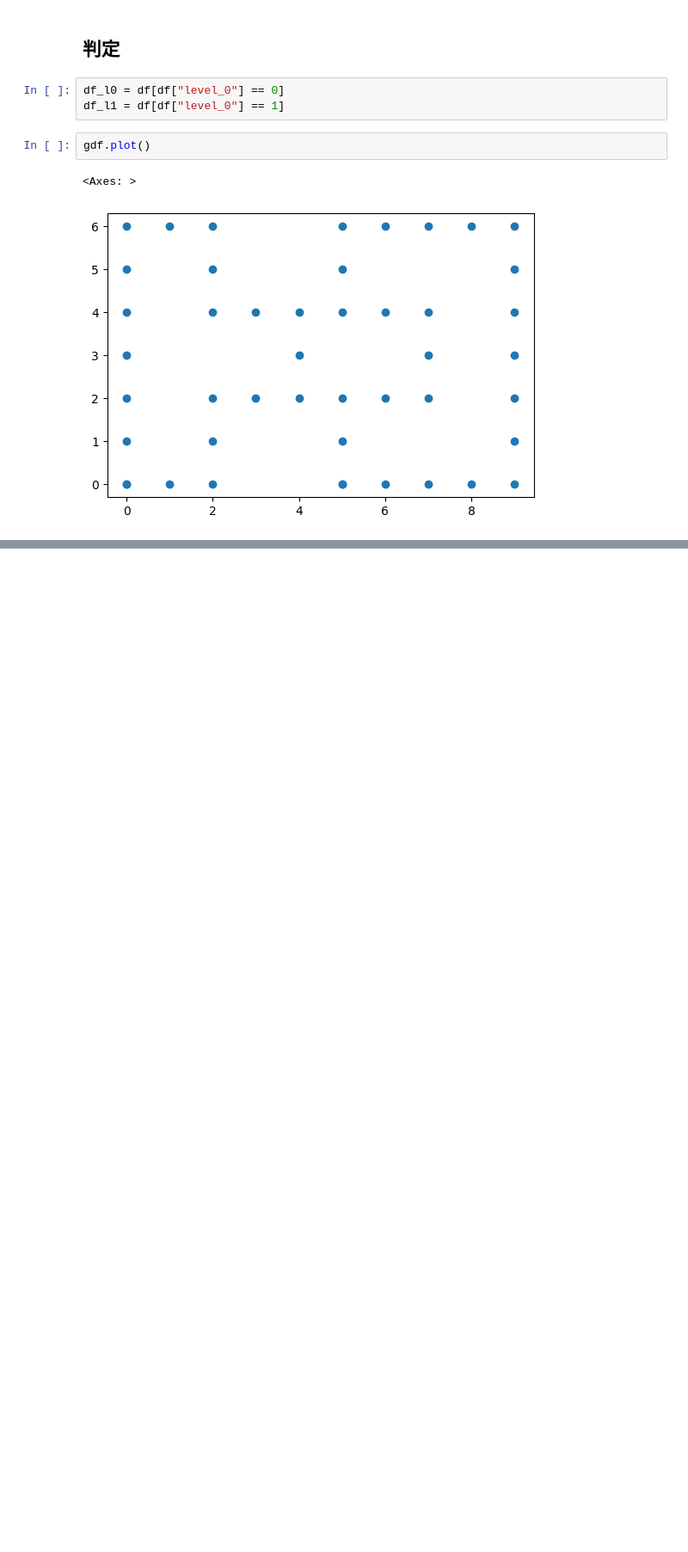
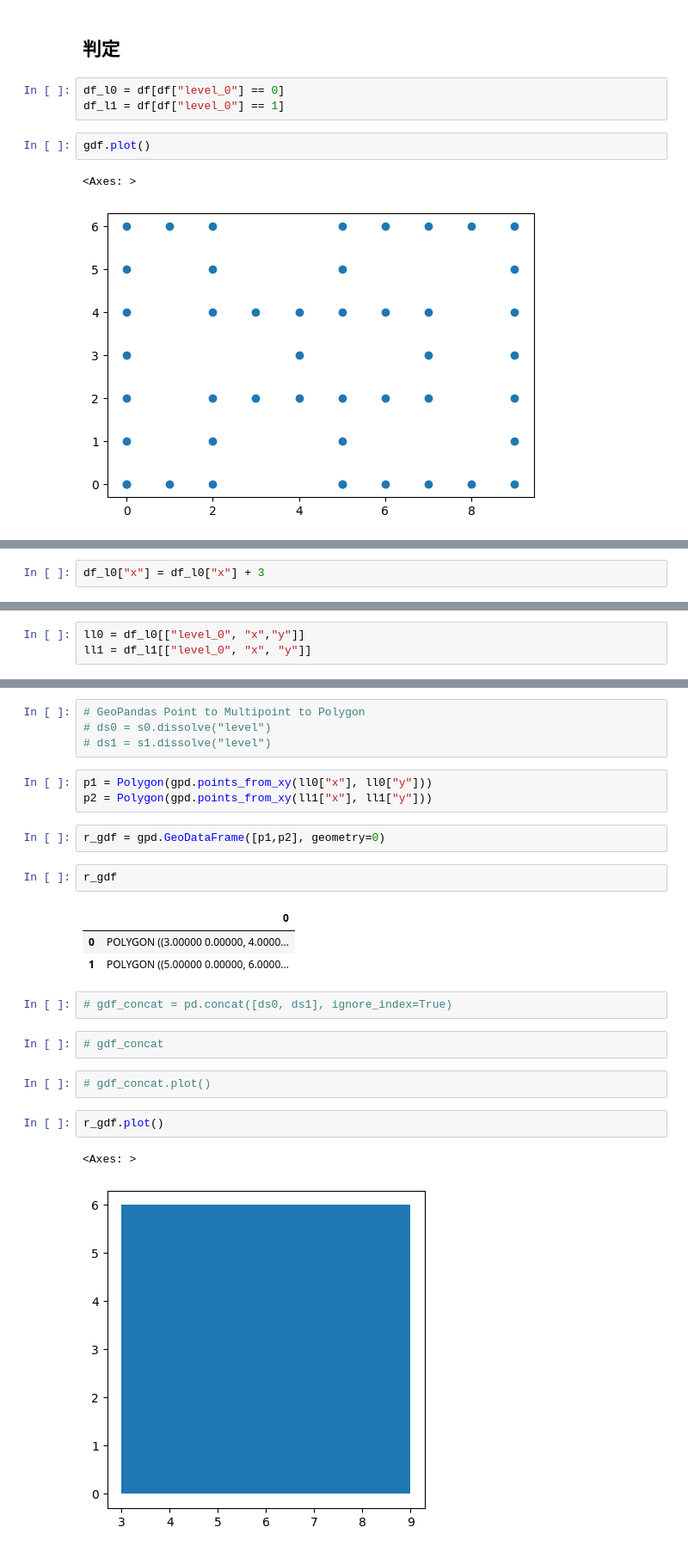
Before and after one commit to ryujun1117/Location_Infomation, a Jupyter notebook: 局所曲率符号化_実装検討_2.ipynb, the cells around one changed output, grey strips where cells are left out. Shown: that part at 86% size. Saved outputs shown, nothing was run; the diff lists cells and outputs as text; blank space fills up the shorter version.

```diff
--- a/局所曲率符号化_実装検討_2.ipynb
+++ b/局所曲率符号化_実装検討_2.ipynb
@@ -307,0 +359,2 @@ Q.
+# %%
+df_l0["x"] = df_l0["x"] + 3
@@ -307,0 +366,3 @@ Q.
+# %%
+ll0 = df_l0[["level_0", "x","y"]]
+ll1 = df_l1[["level_0", "x", "y"]]
@@ -307,0 +376,26 @@ Q.
+# %%
+# GeoPandas Point to Multipoint to Polygon
+# ds0 = s0.dissolve("level")
+# ds1 = s1.dissolve("level")
+# %%
+p1 = Polygon(gpd.points_from_xy(ll0["x"], ll0["y"]))
+p2 = Polygon(gpd.points_from_xy(ll1["x"], ll1["y"]))
+# %%
+r_gdf = gpd.GeoDataFrame([p1,p2], geometry=0)
+# %%
+r_gdf
+# %% [output]
+|  | 0 |
+| 0 | POLYGON ((3.00000 0.00000, 4.0000... |
+| 1 | POLYGON ((5.00000 0.00000, 6.0000... |
+# %%
+# gdf_concat = pd.concat([ds0, ds1], ignore_index=True)
+# %%
+# gdf_concat
+# %%
+# gdf_concat.plot()
+# %%
+r_gdf.plot()
+# %% [output]
+<Axes: >
+[figure, added]
```
Also changed, not shown: parts of 9 cells of this notebook.
